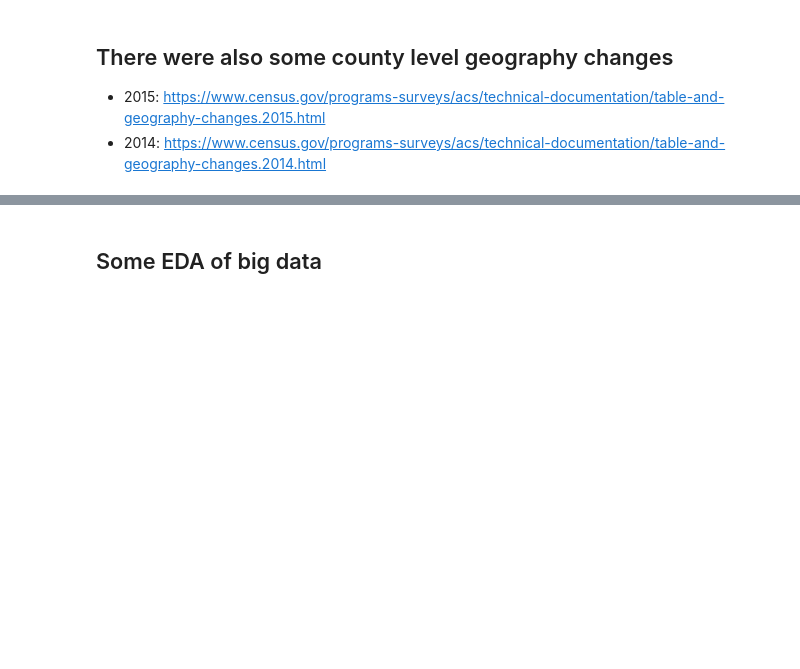
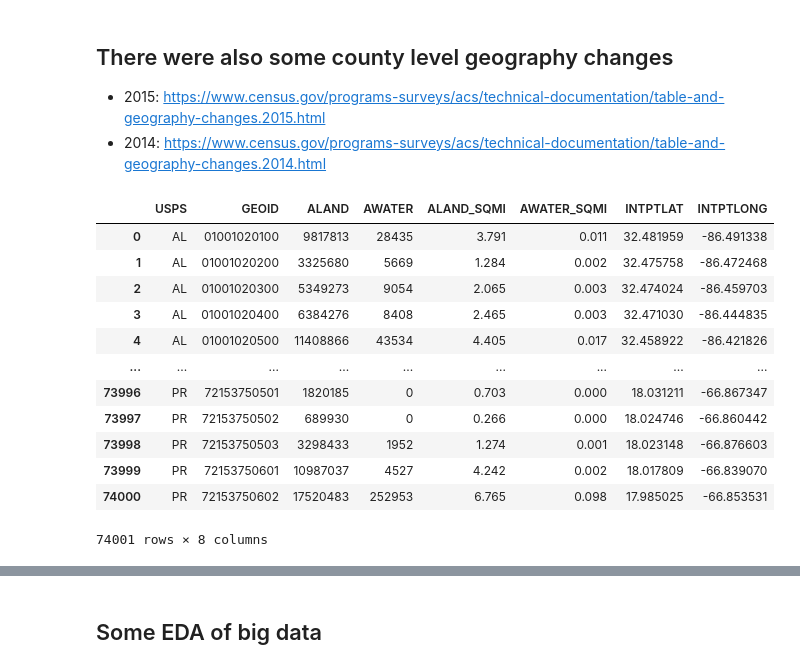
Before and after one commit to jcweaver/broadband-capstone, a Jupyter notebook: notebooks/FCC.ipynb, the cells around one changed output, grey strips where cells are left out. Saved outputs shown, nothing was run; the diff lists cells and outputs as text; code cells hidden in the pictures; blank space fills up the shorter version.

Commit message:
Added population density to data

```diff
--- a/notebooks/FCC.ipynb
+++ b/notebooks/FCC.ipynb
@@ -678,0 +679,21 @@ big_data[~big_data.NAME.isna()].to_csv("../data/fcc_census.csv")
+# %%
+## ONE ADDITIONAL STEP -> ADD POPULATION DENSITY column using gazetter file from:
+## https://www.census.gov/geographies/reference-files/time-series/geo/gazetteer-files.2019.html
+
+gazetteer = pd.read_csv("../census_scripts/2019_Gaz_tracts_national.txt", sep="\t",
+                        converters = {"GEOID" : lambda x: str(x)})
+gazetteer
+# %% [output]
+|  | USPS | GEOID | ALAND | AWATER | ALAND_SQMI | AWATER_SQMI | INTPTLAT | INTPTLONG |
+| 0 | AL | 01001020100 | 9817813 | 28435 | 3.791 | 0.011 | 32.481959 | -86.491338 |
+| 1 | AL | 01001020200 | 3325680 | 5669 | 1.284 | 0.002 | 32.475758 | -86.472468 |
+| 2 | AL | 01001020300 | 5349273 | 9054 | 2.065 | 0.003 | 32.474024 | -86.459703 |
+| 3 | AL | 01001020400 | 6384276 | 8408 | 2.465 | 0.003 | 32.471030 | -86.444835 |
+| 4 | AL | 01001020500 | 11408866 | 43534 | 4.405 | 0.017 | 32.458922 | -86.421826 |
+| ... | ... | ... | ... | ... | ... | ... | ... | ... |
+| 73996 | PR | 72153750501 | 1820185 | 0 | 0.703 | 0.000 | 18.031211 | -66.867347 |
+| 73997 | PR | 72153750502 | 689930 | 0 | 0.266 | 0.000 | 18.024746 | -66.860442 |
+| 73998 | PR | 72153750503 | 3298433 | 1952 | 1.274 | 0.001 | 18.023148 | -66.876603 |
+| 73999 | PR | 72153750601 | 10987037 | 4527 | 4.242 | 0.002 | 18.017809 | -66.839070 |
+| 74000 | PR | 72153750602 | 17520483 | 252953 | 6.765 | 0.098 | 17.985025 | -66.853531 |
+74001 rows × 8 columns
```
Also changed, not shown: parts of 8 cells of this notebook, 1 other file.
